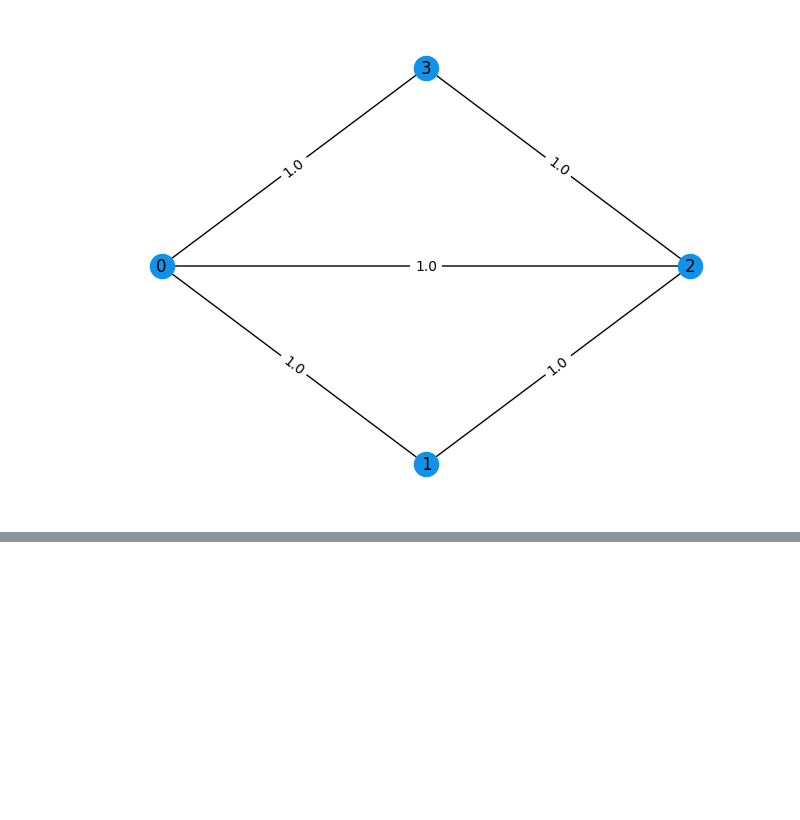
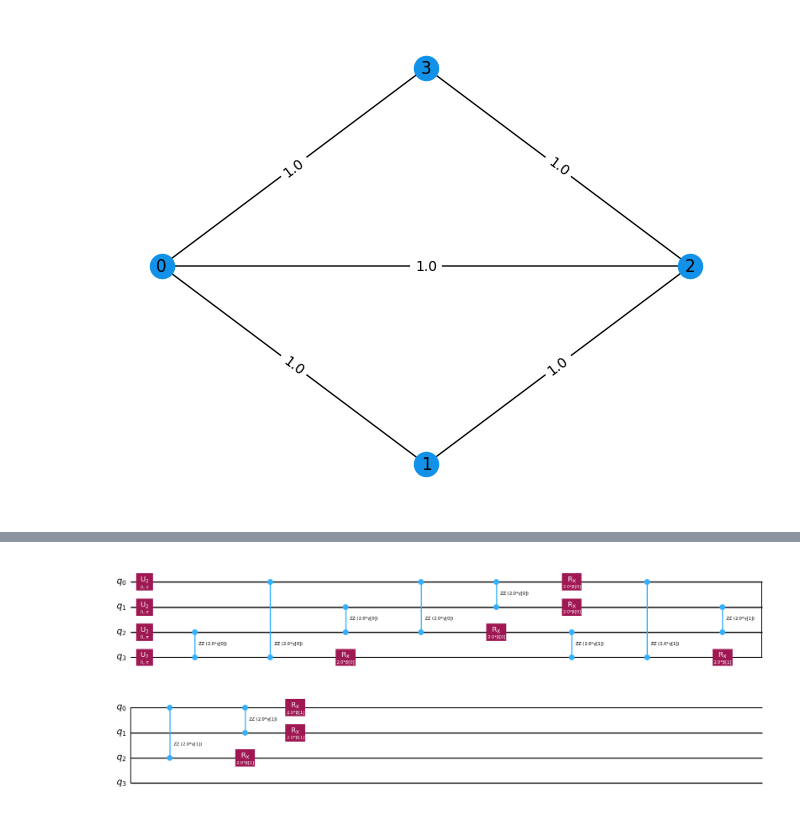
Before and after one commit to vijaykrishna4321/Variational-Quantum, a Jupyter notebook: Ansatze and Variational Forms.ipynb, the cells around one changed output, grey strips where cells are left out. Saved outputs shown, nothing was run; the diff lists cells and outputs as text; code cells hidden in the pictures; blank space fills up the shorter version.

```diff
--- a/Ansatze and Variational Forms.ipynb
+++ b/Ansatze and Variational Forms.ipynb
@@ -65,0 +81,4 @@ mpl_draw(G, pos=rx.shell_layout(G), with_labels=True, edge_labels=str, node_colo
+# %%
+ansatz.decompose(reps=2).draw("mpl")
+# %% [output]
+[figure, added]
```
Also changed, not shown: parts of 4 cells of this notebook.
